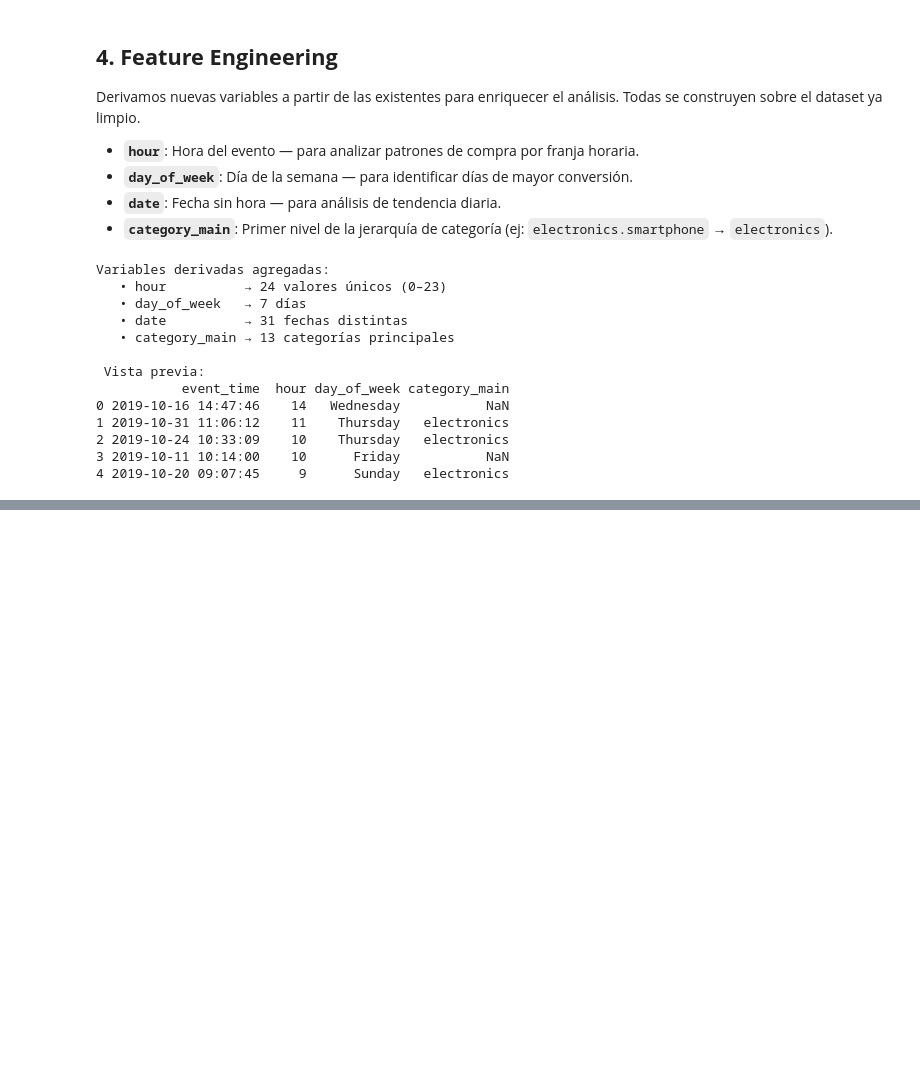
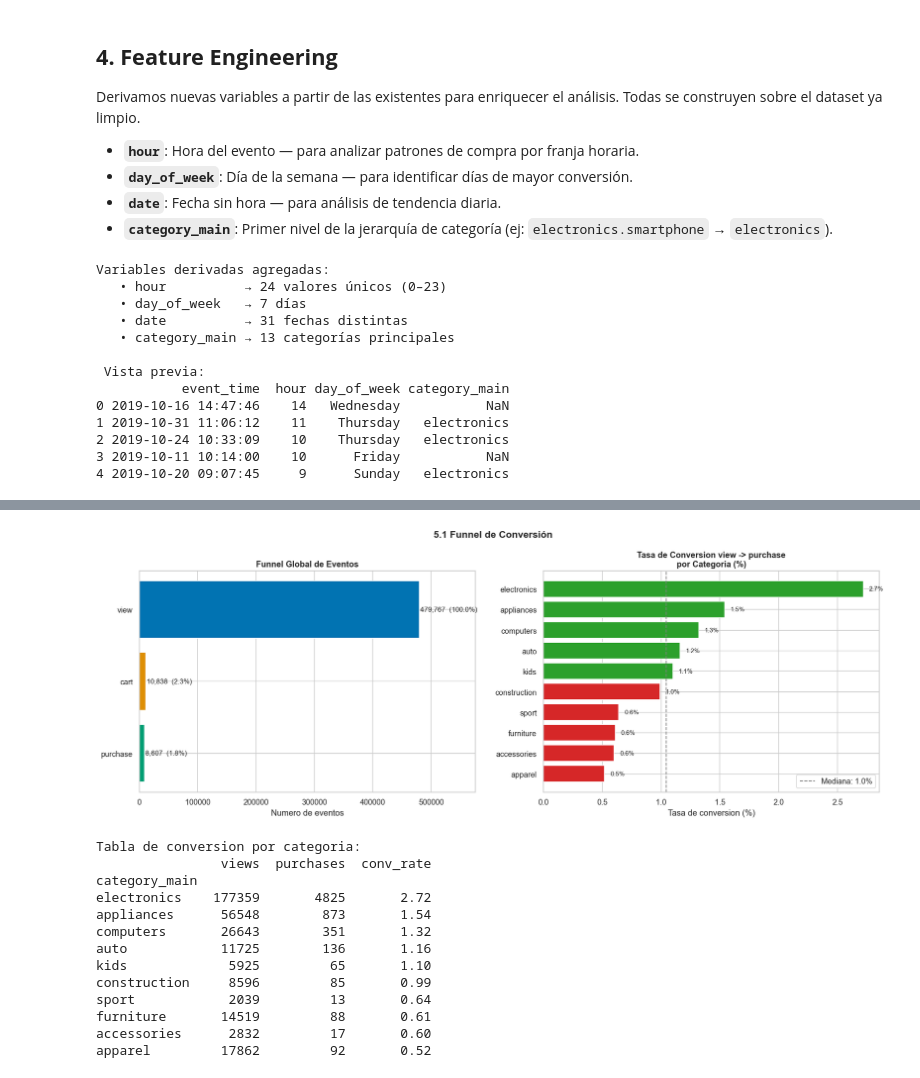
Before and after one commit to HeiderZapata/taller_visualiza_datos, a Jupyter notebook: taller 2.ipynb, the cells around one changed output, grey strips where cells are left out. Saved outputs shown, nothing was run; the diff lists cells and outputs as text; code cells hidden in the pictures; blank space fills up the shorter version.

Commit message:
feat: EDA funnel de conversion y analisis precio vs conversion

```diff
--- a/taller 2.ipynb
+++ b/taller 2.ipynb
@@ -345,0 +384,65 @@ Variables derivadas agregadas:
+# %%
+fig, axes = plt.subplots(1, 2, figsize=(16, 6))
+fig.suptitle('5.1 Funnel de Conversión', fontsize=14, fontweight='bold')
+
+# --- Gráfico izquierdo: Funnel global ---
+event_counts = df_muestra['event_type'].value_counts().reindex(['view', 'cart', 'purchase'])
+
+bars = axes[0].barh(event_counts.index, event_counts.values,
+                    color=sns.color_palette('colorblind', 3))
+axes[0].set_title('Funnel Global de Eventos', fontweight='bold')
+axes[0].set_xlabel('Numero de eventos')
+
+for bar, val in zip(bars, event_counts.values):
+    pct = val / event_counts['view'] * 100
+    axes[0].text(bar.get_width() + 1500, bar.get_y() + bar.get_height()/2,
+                 f'{val:,}  ({pct:.1f}%)', va='center', fontsize=10)
+
+axes[0].invert_yaxis()
+axes[0].set_xlim(0, event_counts['view'] * 1.2)
+
+# --- Gráfico derecho: Tasa de conversión por categoría ---
+df_cat = df_muestra[df_muestra['category_main'].notna()].copy()
+
+views_cat    = df_cat[df_cat['event_type'] == 'view'].groupby('category_main')['user_id'].count()
+purchase_cat = df_cat[df_cat['event_type'] == 'purchase'].groupby('category_main')['user_id'].count()
+
+conv_df = pd.DataFrame({'views': views_cat, 'purchases': purchase_cat}).fillna(0)
+conv_df['conv_rate'] = (conv_df['purchases'] / conv_df['views'] * 100).round(2)
+conv_df = conv_df[conv_df['views'] >= 500].sort_values('conv_rate', ascending=True)
+
+mediana = conv_df['conv_rate'].median()
+colores = ['#d62728' if v < mediana else '#2ca02c' for v in conv_df['conv_rate']]
+
+axes[1].barh(conv_df.index, conv_df['conv_rate'], color=colores)
+axes[1].axvline(mediana, color='gray', linestyle='--', linewidth=1.2,
+                label=f'Mediana: {mediana:.1f}%')
+axes[1].set_title('Tasa de Conversion view -> purchase\npor Categoria (%)', fontweight='bold')
+axes[1].set_xlabel('Tasa de conversion (%)')
+axes[1].legend()
+
+for i, (idx, row) in enumerate(conv_df.iterrows()):
+    axes[1].text(row['conv_rate'] + 0.05, i, f"{row['conv_rate']:.1f}%",
+                 va='center', fontsize=9)
+
+plt.tight_layout()
+plt.savefig('exploracion_01_funnel.png', bbox_inches='tight')
+plt.show()
+
+print("\nTabla de conversion por categoria:")
+print(conv_df[['views', 'purchases', 'conv_rate']].sort_values('conv_rate', ascending=False))
+# %% [output]
+[figure, added]
+Tabla de conversion por categoria:
+                views  purchases  conv_rate
+category_main
+electronics    177359       4825       2.72
+appliances      56548        873       1.54
+computers       26643        351       1.32
+auto            11725        136       1.16
+kids             5925         65       1.10
+construction     8596         85       0.99
+sport            2039         13       0.64
+furniture       14519         88       0.61
+accessories      2832         17       0.60
+apparel         17862         92       0.52
```
Also changed, not shown: parts of 8 cells of this notebook, 2 other files.
